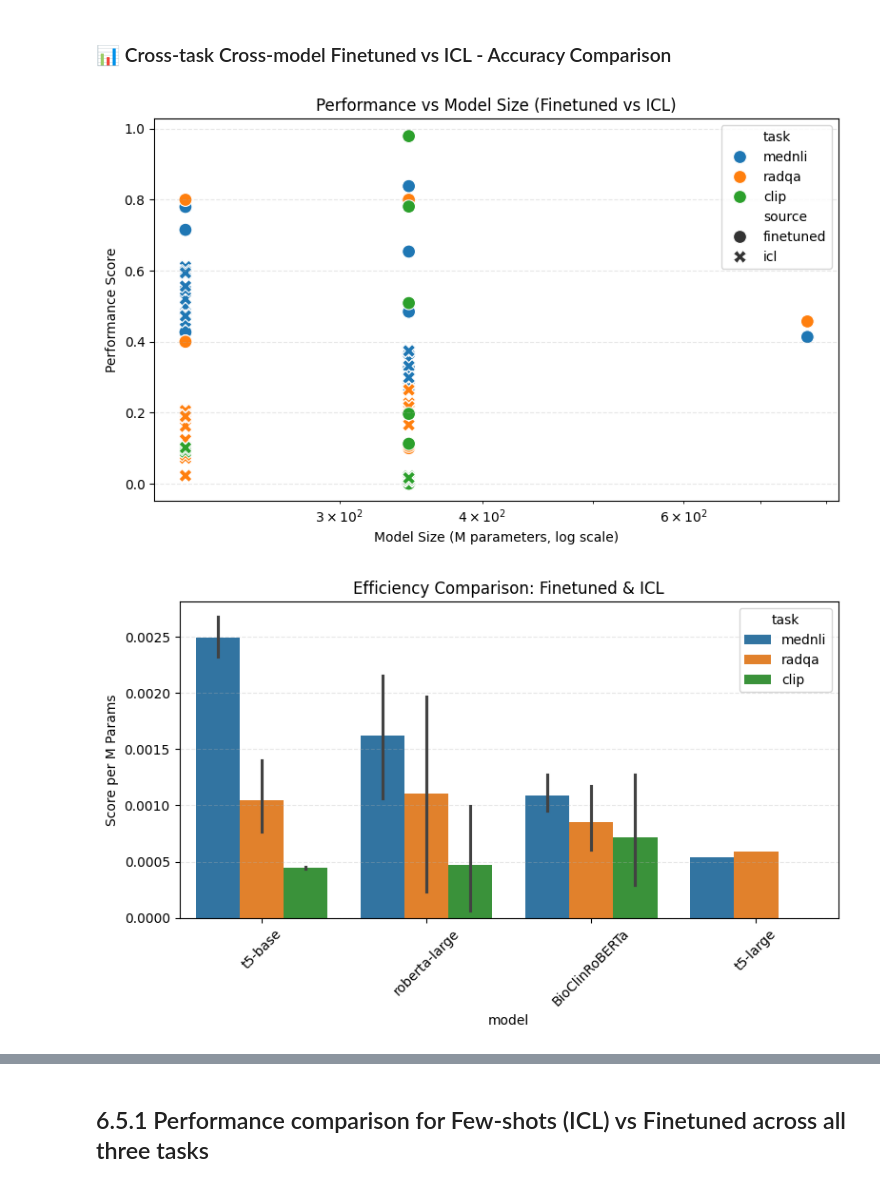
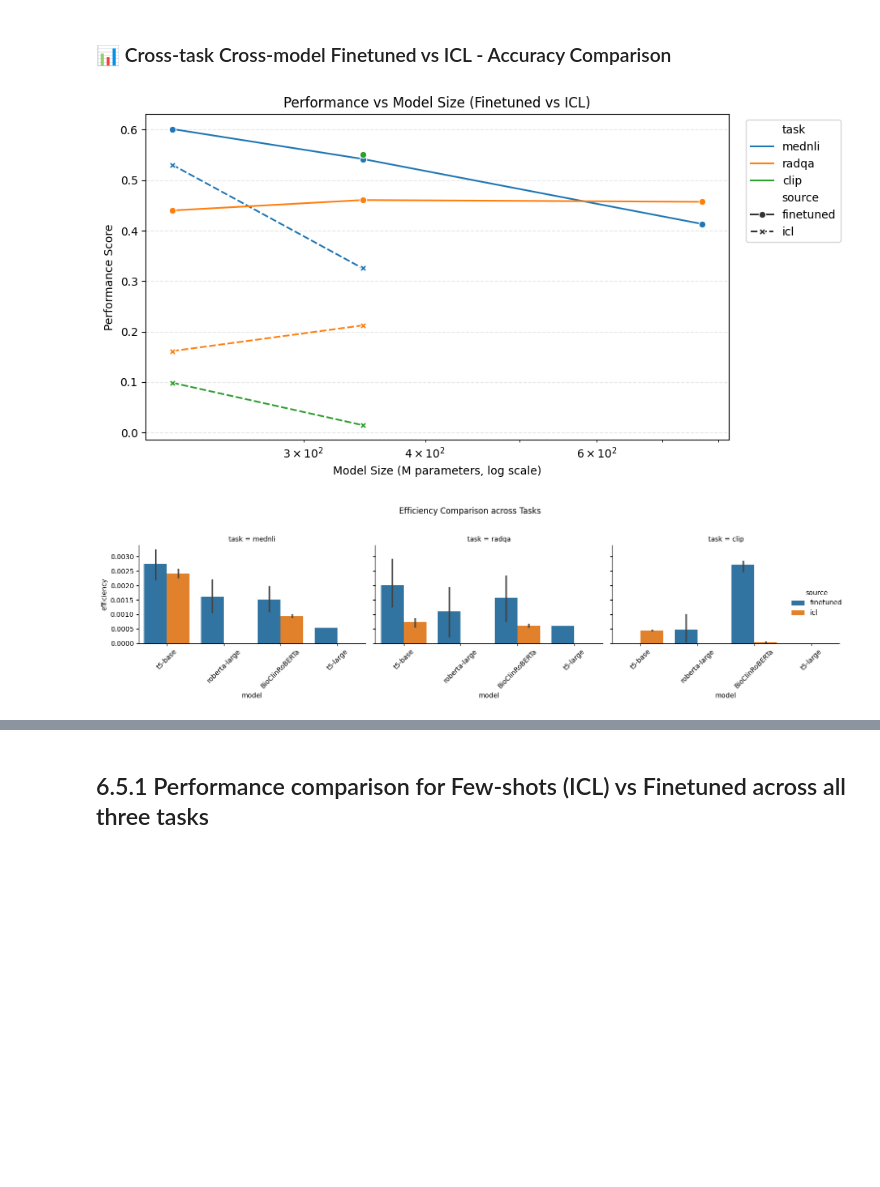
Before and after one commit to AbrahamArellano/UIUC-DL4H-Clinical-LLM-Evaluation, a Jupyter notebook: notebooks/dlh_project_phase_6.ipynb, the cells around one changed output, grey strips where cells are left out. Drawn from its saved outputs; the diff is of its cells as text; code cells hidden in the pictures; blank space fills up the shorter version.

```diff
--- a/notebooks/dlh_project_phase_6.ipynb
+++ b/notebooks/dlh_project_phase_6.ipynb
@@ -720,11 +728,11 @@ import seaborn as sns
 
 # ─────────────────────────────────────────────────────────────────────────────
 # 1. Normalize shot → data_fraction for ICL
-shot_to_fraction = {1: 0.01, 3: 0.03, 5: 0.05}
+# shot_to_fraction = {1: 0.01, 3: 0.03, 5: 0.05}
 
-for df_icl in [df_icl_mednli, df_icl_radqa, df_icl_clip]:
-    df_icl["fraction"] = df_icl["num_shots"].map(shot_to_fraction)
-    df_icl["source"] = "icl"
+# for df_icl in [df_icl_mednli, df_icl_radqa, df_icl_clip]:
+#     df_icl["fraction"] = df_icl["num_shots"].map(shot_to_fraction)
+#     df_icl["source"] = "icl"
 
 # ─────────────────────────────────────────────────────────────────────────────
 # 2. Combine per-task + metric + labeling
@@ -762,9 +770,9 @@ for df in [df_mednli_all, df_radqa_all, df_clip_all]:
 # ─────────────────────────────────────────────────────────────────────────────
 # 4. Merge all
 df_all = pd.concat([
-    df_mednli_all[["task", "model", "source", "fraction", "score", "params_M", "efficiency"]],
-    df_radqa_all[["task", "model", "source", "fraction", "score", "params_M", "efficiency"]],
-    df_clip_all[["task", "model", "source", "fraction", "score", "params_M", "efficiency"]],
+    df_mednli_all[["task", "model", "source", "data_fraction", "score", "params_M", "efficiency"]],
+    df_radqa_all[["task", "model", "source", "data_fraction", "score", "params_M", "efficiency"]],
+    df_clip_all[["task", "model", "source", "data_fraction", "score", "params_M", "efficiency"]],
 ], ignore_index=True)
 
 # Optional: save dir
@@ -773,56 +781,77 @@ os.makedirs(RESULTS_DIR + "/evaluation", exist_ok=True)
 # ─────────────────────────────────────────────────────────────────────────────
 # 5. Plot: Score vs Param Count
 plt.figure(figsize=(8, 5))
-sns.scatterplot(data=df_all, x="params_M", y="score", hue="task", style="source", s=100)
+# sns.scatterplot(data=df_all, x="params_M", y="score", hue="task", style="source", s=100)
+sns.lineplot(data=df_all, x="params_M", y="score", hue="task", style="source",
+             markers=True, errorbar=None)
 plt.xscale("log")
 plt.xlabel("Model Size (M parameters, log scale)")
 plt.ylabel("Performance Score")
 plt.title("Performance vs Model Size (Finetuned vs ICL)")
 plt.grid(True, linestyle="--", alpha=0.3)
 plt.tight_layout()
+plt.legend(bbox_to_anchor=(1.02, 1), loc="upper left")
 plt.savefig(RESULTS_DIR + "/evaluation/perf_vs_params.png", dpi=300)
 plt.show()
 
 # ─────────────────────────────────────────────────────────────────────────────
 # 6. Plot: Efficiency Score / Param
-plt.figure(figsize=(8, 5))
-sns.barplot(data=df_all, x="model", y="efficiency", hue="task")
-plt.xticks(rotation=45)
-plt.ylabel("Score per M Params")
-plt.title("Efficiency Comparison: Finetuned & ICL")
-plt.grid(axis="y", linestyle="--", alpha=0.3)
-plt.tight_layout()
+# Create a faceted bar plot (using 'task' as facets)
+g = sns.catplot(
+    data=df_all,
+    x="model",
+    y="efficiency",
+    hue="source",
+    col="task",  # Facet by 'task'
+    kind="bar",
+    height=4,  # Adjust height of individual facets
+    aspect=1.2  # Adjust aspect ratio of individual facets
+)
+g.set_xticklabels(rotation=45)  # Rotate x-axis labels for better readability
+g.fig.suptitle("Efficiency Comparison across Tasks", y=1.03)  # Add overall title
+plt.tight_layout()  # Adjust layout for better spacing
 plt.savefig(RESULTS_DIR + "/evaluation/efficiency_score_per_param.png", dpi=300)
 plt.show()
+
+# 6. Plot: Efficiency Score / Param
+# plt.figure(figsize=(8, 5))
+# sns.barplot(data=df_all, x="model", y="efficiency", hue="task")
+# plt.xticks(rotation=45)
+# plt.ylabel("Score per M Params")
+# plt.title("Efficiency Comparison: Finetuned & ICL")
+# plt.grid(axis="y", linestyle="--", alpha=0.3)
+# plt.tight_layout()
+# plt.savefig(RESULTS_DIR + "/evaluation/efficiency_score_per_param.png", dpi=300)
+# plt.show()
 
 # ─────────────────────────────────────────────────────────────────────────────
 # 7. Score vs Data Fraction (plus ICL lines)
 plt.figure(figsize=(9, 5))
 sns.lineplot(
     data=df_all[df_all["source"] == "finetuned"],
-    x="fraction", y="score", hue="model", style="task", markers=True, dashes=True
+    x="data_fraction", y="score", hue="model", style="task", markers=True, dashes=True
 )
 
 # Overlay ICL points (use scatter for clarity)
 icl_df = df_all[df_all["source"] == "icl"]
 sns.scatterplot(
     data=icl_df,
-    x="fraction", y="score",
+    x="data_fraction", y="score",
     hue="model", style="task", marker="X", s=100, legend=False
 )
 
 # Annotate
-for _, row in icl_df.iterrows():
-    plt.text(row["fraction"], row["score"] + 0.005, f"{row['model']}", fontsize=8, alpha=0.7)
+# for _, row in icl_df.iterrows():
+#     plt.text(row["data_fraction"], row["score"] + 0.005, f"{row['model']}", fontsize=8, alpha=0.7)
 
 plt.title("Performance vs Data Fraction: Finetuned vs ICL")
 plt.xlabel("Training Fraction (%) or Shots (Normalized)")
 plt.ylabel("Performance Score")
 plt.grid(True, linestyle="--", alpha=0.3)
 plt.legend(bbox_to_anchor=(1.02, 1), loc="upper left")
 plt.tight_layout()
 plt.savefig(RESULTS_DIR + "/evaluation/score_vs_fraction_finetuned_vs_icl.png", dpi=300)
 plt.show()
 # %% [output]
-[figure, old version]
+[figure, new version]
-[figure, old version]
+[figure, new version]
```
Also changed, not shown: parts of 5 cells of this notebook.
